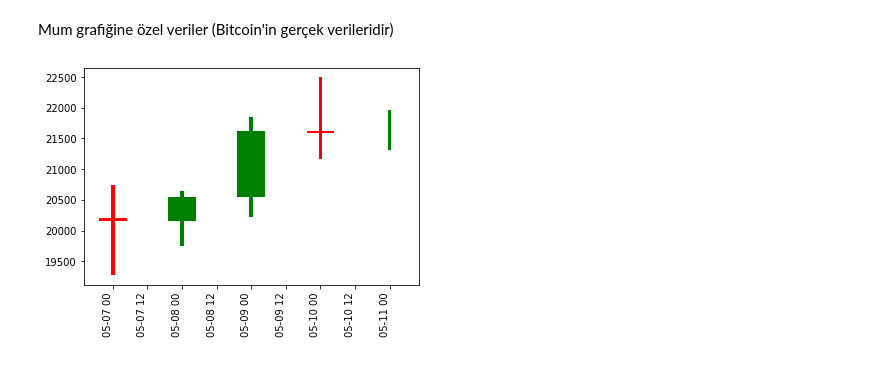
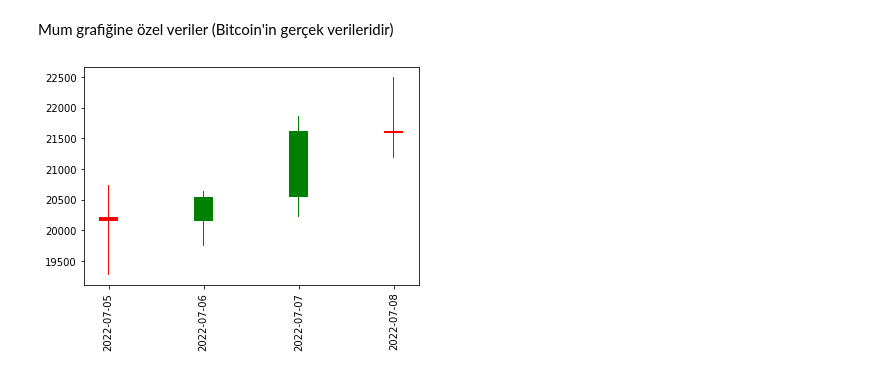
Before and after one commit to gokturksigirtmac/beginner-matplotlib, a Jupyter notebook: MATPLOTLIB.ipynb, the cells around one changed output. Saved outputs shown, nothing was run; the diff lists cells and outputs as text; code cells hidden in the pictures.

Commit message:
Candle graph fixed

```diff
--- a/MATPLOTLIB.ipynb
+++ b/MATPLOTLIB.ipynb
@@ -54,33 +54,33 @@ plt.show()
 # %% [markdown]
 Mum grafiğine özel veriler (Bitcoin'in gerçek verileridir)
 # %%
-prices = pd.DataFrame({'open': [20212.42, 20153.74, 20542.66, 21618.04, 21582.28],
-                       'close': [20153.51, 20542.67, 21614.60, 21582.20, 21583.99],
-                       'high': [20734.89, 20650.00, 21855.72, 22490.54, 21959.30],
-                       'low': [19274.95, 19743.00, 20224.80, 21172.00, 21311.04]},
-                       index=pd.date_range("05-07-2022", periods=5, freq="d"))
+prices = pd.DataFrame({'open': [20212.42, 20153.74, 20542.66, 21618.04],
+                       'close': [20153.51, 20542.67, 21614.60, 21582.20],
+                       'high': [20734.89, 20650.00, 21855.72, 22490.54],
+                       'low': [19274.95, 19743.00, 20224.80, 21172.00]},
+                       index=pd.date_range(start='07/05/2022', end='07/08/2022'))
 # %%
 plt.figure()
 
-width = .4
-width2 = .05
+width = .2
+width2 = .01
 
 up = prices[prices.close>=prices.open]
 down = prices[prices.close<prices.open]
 
 col1 = 'green'
 col2 = 'red'
 
 plt.bar(up.index,up.close-up.open,width,bottom=up.open,color=col1)
 plt.bar(up.index,up.high-up.close,width2,bottom=up.close,color=col1)
 plt.bar(up.index,up.low-up.open,width2,bottom=up.open,color=col1)
 
 plt.bar(down.index,down.close-down.open,width,bottom=down.open,color=col2)
 plt.bar(down.index,down.high-down.open,width2,bottom=down.open,color=col2)
 plt.bar(down.index,down.low-down.close,width2,bottom=down.close,color=col2)
 
-plt.xticks(rotation=90, ha='right')
+plt.xticks(ticks=prices.index.to_numpy(),rotation=90, ha='center')
 
 plt.show()
 # %% [output]
-[figure, old version]
+[figure, new version]
```
